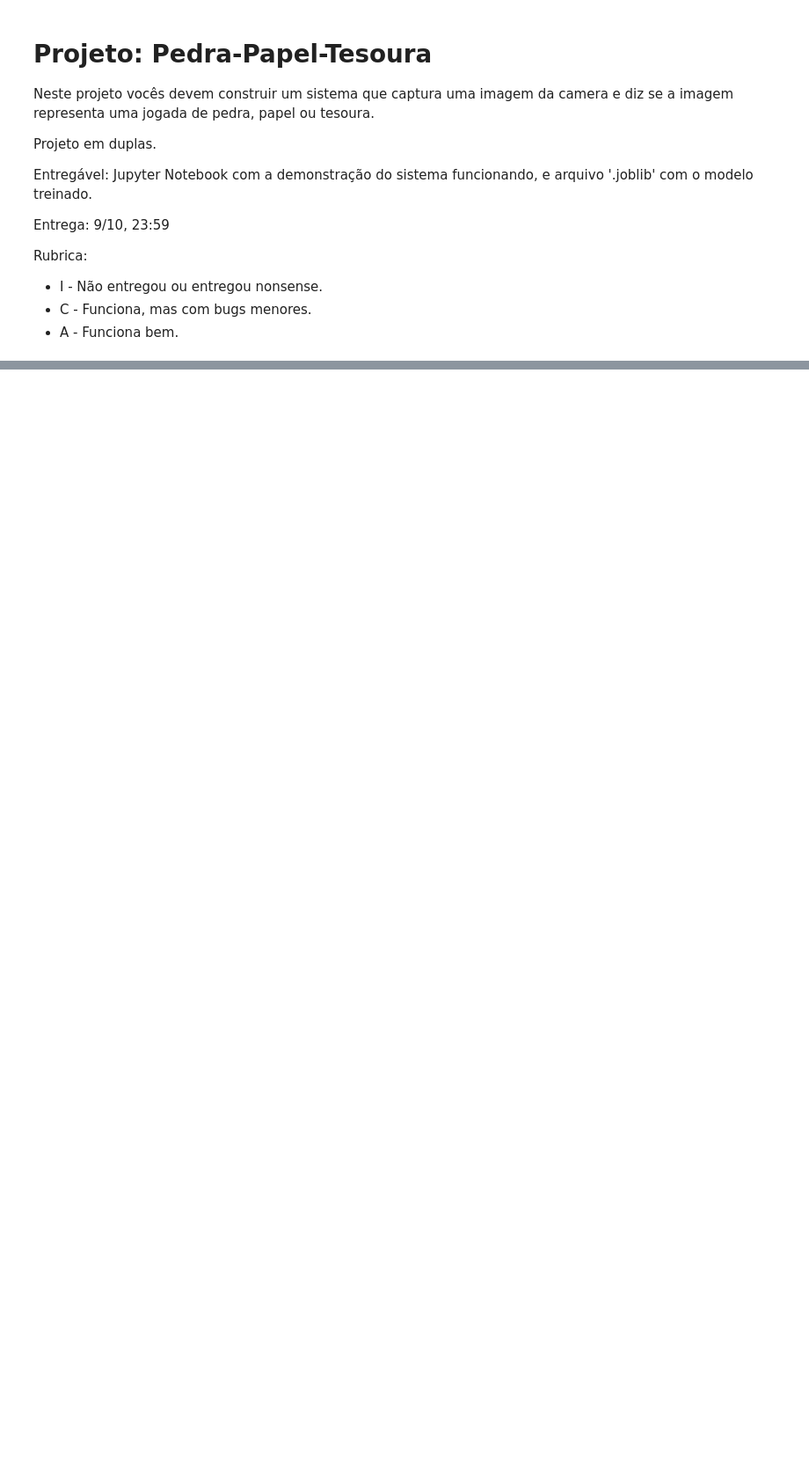
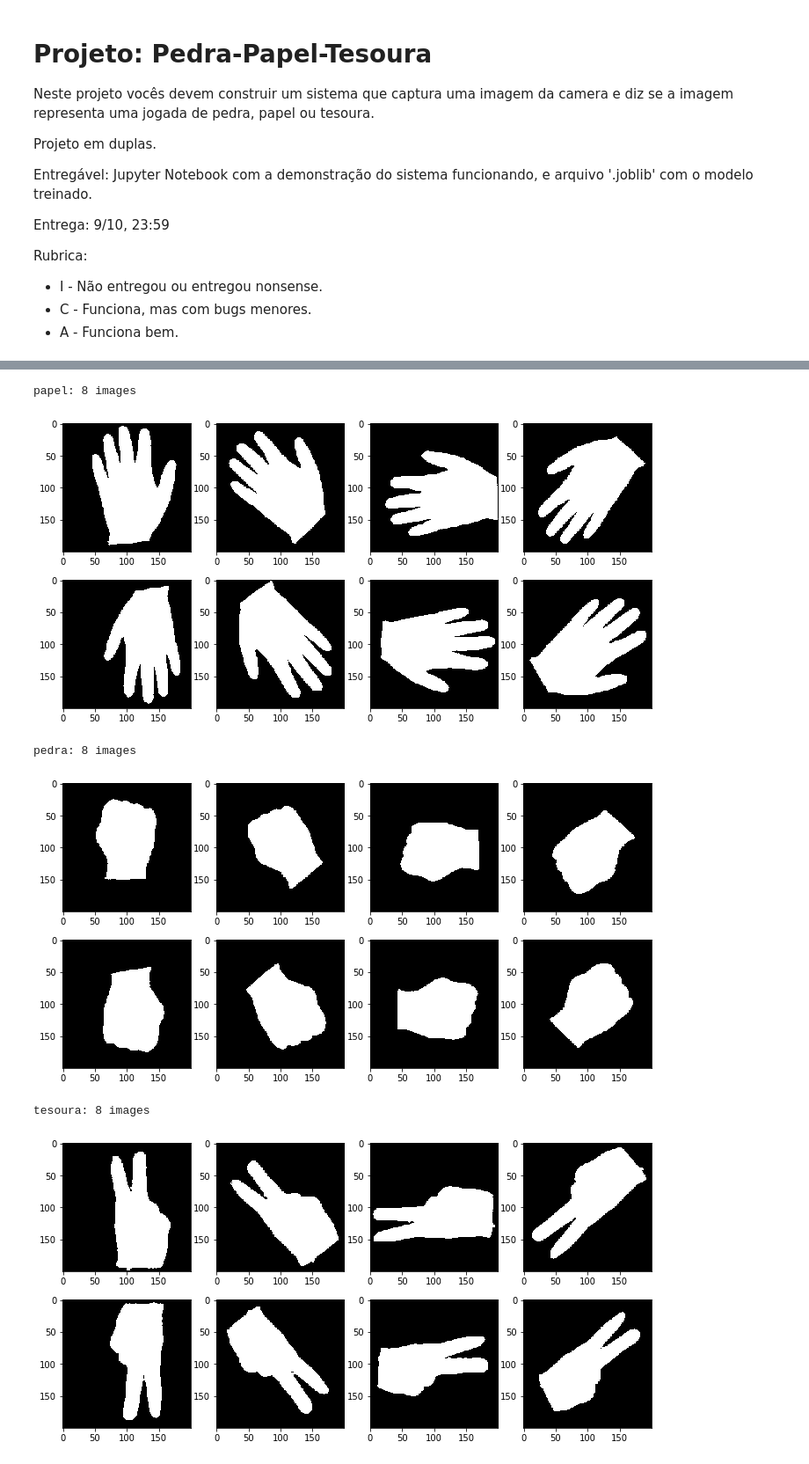
Before and after one commit to IagoMendes/PaperRockScissors, a Jupyter notebook: projeto4.ipynb, the cells around one changed output, grey strips where cells are left out. Shown: that part at 88% size. Saved outputs shown, nothing was run; the diff lists cells and outputs as text; code cells hidden in the pictures; blank space fills up the shorter version.

```diff
--- a/projeto4.ipynb
+++ b/projeto4.ipynb
@@ -58,7 +68,7 @@ Rubrica:
 i = 0
 for filename in os.listdir("Data"):
     img = rgb2hsv(imread("Data/" + filename))
-    imgh = img[:,:,0]
+    imgh = img[:,:,0] # é utilizada a componente "B" da imagem, pois as figuras desenhadas foram feitas em azul.
     imgh = (imgh > 0.5) & (imgh < 0.8)
 
     imgs = img[:,:,1]
@@ -69,7 +79,7 @@ for filename in os.listdir("Data"):
     plt.imshow(centro, cmap="gray")
     plt.show()
 
-    string = "Train/new_" + str(i) + ".png"
+    string = "Train/new-" + str(i) + ".png"
     cv2.imwrite(string, (centro*255).astype('uint8'))
 
     i += 1
@@ -89,0 +88,38 @@ for filename in os.listdir("Data"):
+# %%
+def read_images():
+    data_dir = os.path.join(os.getcwd(), 'Train')
+    searcher = re.compile(r'^(.*)-(\d{0,2})\.png$') # Regex adequado
+    imgs = {}
+    for name in os.listdir(data_dir):
+        match = searcher.search(name)
+        cat = match.group(1)
+        num = int(match.group(2))
+        img = imread(os.path.join(data_dir, name))
+        if not cat in imgs:
+            imgs[cat] = []
+        imgs[cat].append(img)
+    return imgs
+
+imgs_per_cat = read_images()
+# %%
+def show_images(imgs):
+    C = 4
+    N = len(imgs)
+    R = (N - 1)//C + 1
+
+    plt.figure(figsize=(C*3, R*3))
+    for k, img in enumerate(imgs):
+        plt.subplot(R, C, k+1)
+        plt.imshow(img, cmap='gray')
+    plt.show()
+
+for cat, imgs in imgs_per_cat.items():
+    print(f'{cat}: {len(imgs)} images')
+    show_images(imgs)
+# %% [output]
+papel: 8 images
+[figure, added]
+pedra: 8 images
+[figure, added]
+tesoura: 8 images
+[figure, added]
```
Also changed, not shown: parts of 24 cells of this notebook, 24 other files.
